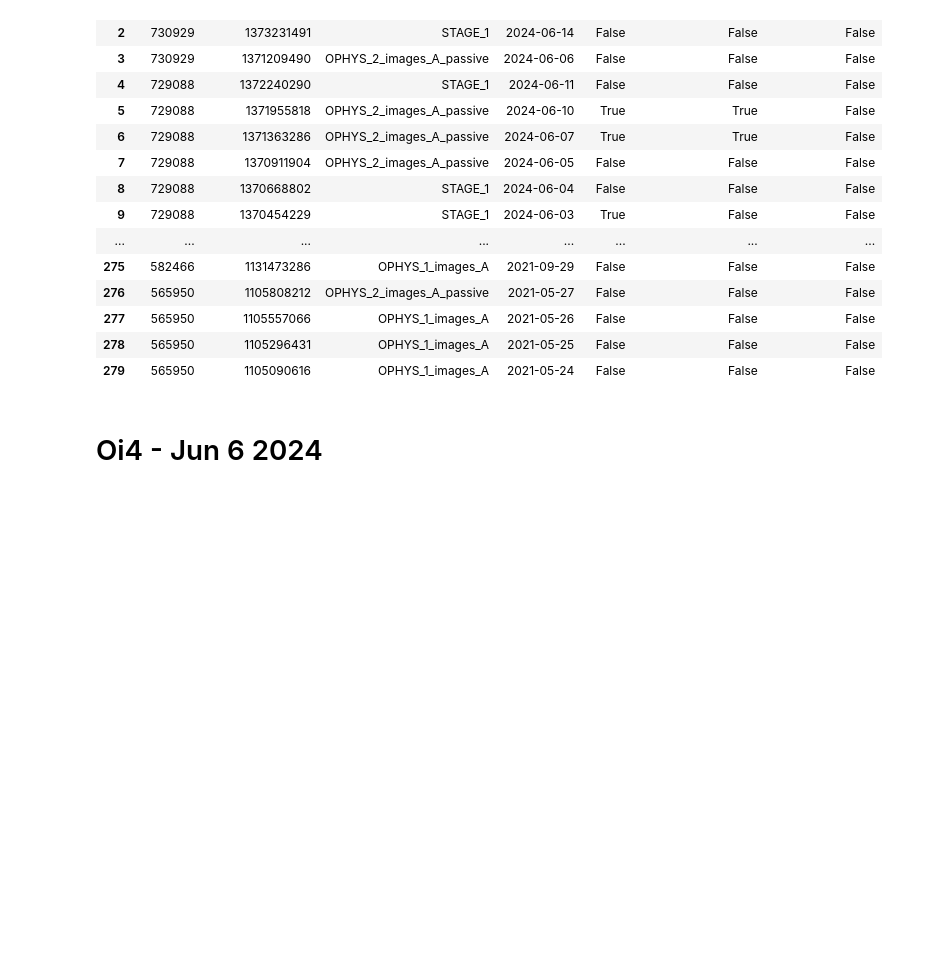
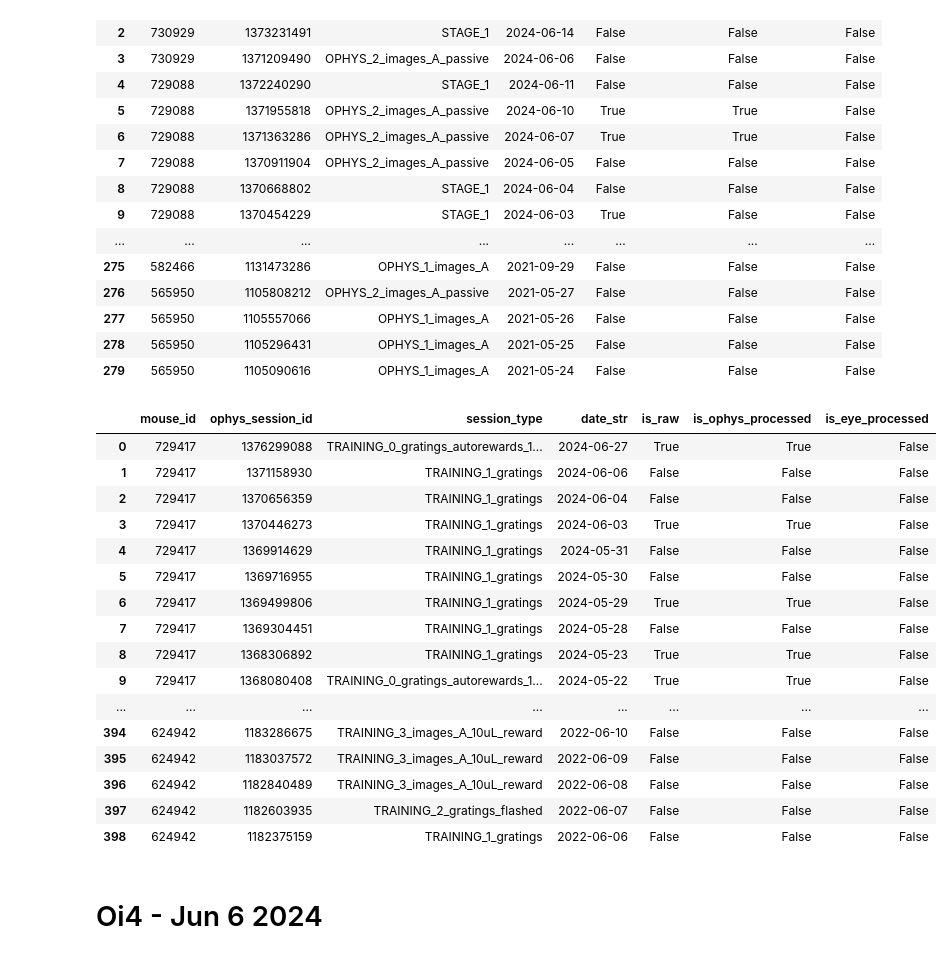
Before and after one commit to AllenNeuralDynamics/lamf-analysis, a Jupyter notebook: src/lamf_analysis/notebooks/Code-Ocean-Assets-on-AWS-compared-to-LIMS.ipynb, the cells around one changed output. Cells and saved outputs as stored; diff of their text form; code cells hidden in the pictures; blank space fills up the shorter version.

```diff
--- a/src/lamf_analysis/notebooks/Code-Ocean-Assets-on-AWS-compared-to-LIMS.ipynb
+++ b/src/lamf_analysis/notebooks/Code-Ocean-Assets-on-AWS-compared-to-LIMS.ipynb
@@ -248,12 +248,14 @@ import seaborn as sns
 project_code = 'LearningmFISHDevelopment'
 project_table = project_tables[project_code]
 
-plot_cols = ['mouse_id','ophys_session_id','session_type','date_str','is_raw', 'is_ophys_processed', 'is_eye_processed']
+def process_track_table_display(project_table):
+    plot_cols = ['mouse_id','ophys_session_id','session_type','date_str','is_raw', 'is_ophys_processed', 'is_eye_processed']
+    pretty_table = project_table[plot_cols].copy()
+    pretty_table = pretty_table.fillna('None')
+    pretty_table = pretty_table.style.applymap(lambda x: 'background-color: green' if x == True else '')
+    return pretty_table
 
-# make pretty table, with mouse_id, opsys_session_id, session_type, date_str as text; and is_raw, is_ophys_processed, is_eye_processed with green boxes if True
-pretty_table = project_table[plot_cols].copy()
-pretty_table = pretty_table.fillna('None')
-pretty_table = pretty_table.style.applymap(lambda x: 'background-color: green' if x == True else '')
+pretty_table = process_track_table_display(project_tables['LearningmFISHDevelopment'])
 pretty_table
 # %% [output]
 |  | mouse_id | ophys_session_id | session_type | date_str | is_raw | is_ophys_processed | is_eye_processed |
@@ -273,6 +275,27 @@ pretty_table
 | 277 | 565950 | 1105557066 | OPHYS_1_images_A | 2021-05-26 | False | False | False |
 | 278 | 565950 | 1105296431 | OPHYS_1_images_A | 2021-05-25 | False | False | False |
 | 279 | 565950 | 1105090616 | OPHYS_1_images_A | 2021-05-24 | False | False | False |
+# %%
+pretty_table = process_track_table_display(project_tables['LearningmFISHTask1A'])
+pretty_table
+# %% [output]
+|  | mouse_id | ophys_session_id | session_type | date_str | is_raw | is_ophys_processed | is_eye_processed |
+| 0 | 729417 | 1376299088 | TRAINING_0_gratings_autorewards_1... | 2024-06-27 | True | True | False |
+| 1 | 729417 | 1371158930 | TRAINING_1_gratings | 2024-06-06 | False | False | False |
+| 2 | 729417 | 1370656359 | TRAINING_1_gratings | 2024-06-04 | False | False | False |
+| 3 | 729417 | 1370446273 | TRAINING_1_gratings | 2024-06-03 | True | True | False |
+| 4 | 729417 | 1369914629 | TRAINING_1_gratings | 2024-05-31 | False | False | False |
+| 5 | 729417 | 1369716955 | TRAINING_1_gratings | 2024-05-30 | False | False | False |
+| 6 | 729417 | 1369499806 | TRAINING_1_gratings | 2024-05-29 | True | True | False |
+| 7 | 729417 | 1369304451 | TRAINING_1_gratings | 2024-05-28 | False | False | False |
+| 8 | 729417 | 1368306892 | TRAINING_1_gratings | 2024-05-23 | True | True | False |
+| 9 | 729417 | 1368080408 | TRAINING_0_gratings_autorewards_1... | 2024-05-22 | True | True | False |
+| ... | ... | ... | ... | ... | ... | ... | ... |
+| 394 | 624942 | 1183286675 | TRAINING_3_images_A_10uL_reward | 2022-06-10 | False | False | False |
+| 395 | 624942 | 1183037572 | TRAINING_3_images_A_10uL_reward | 2022-06-09 | False | False | False |
+| 396 | 624942 | 1182840489 | TRAINING_3_images_A_10uL_reward | 2022-06-08 | False | False | False |
+| 397 | 624942 | 1182603935 | TRAINING_2_gratings_flashed | 2022-06-07 | False | False | False |
+| 398 | 624942 | 1182375159 | TRAINING_1_gratings | 2022-06-06 | False | False | False |
 # %% [markdown]
 # Oi4 - Jun 6 2024
 # %%
```
